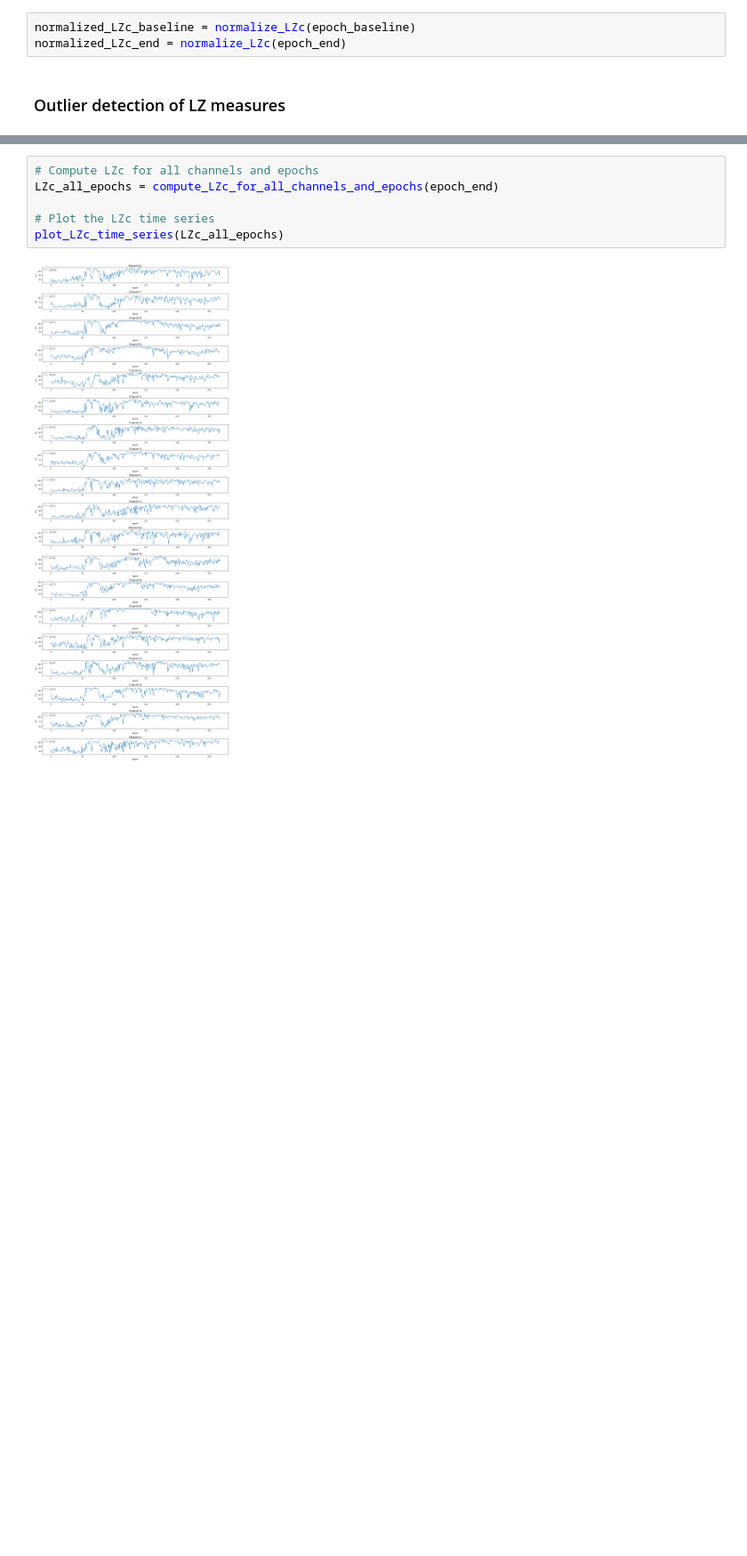
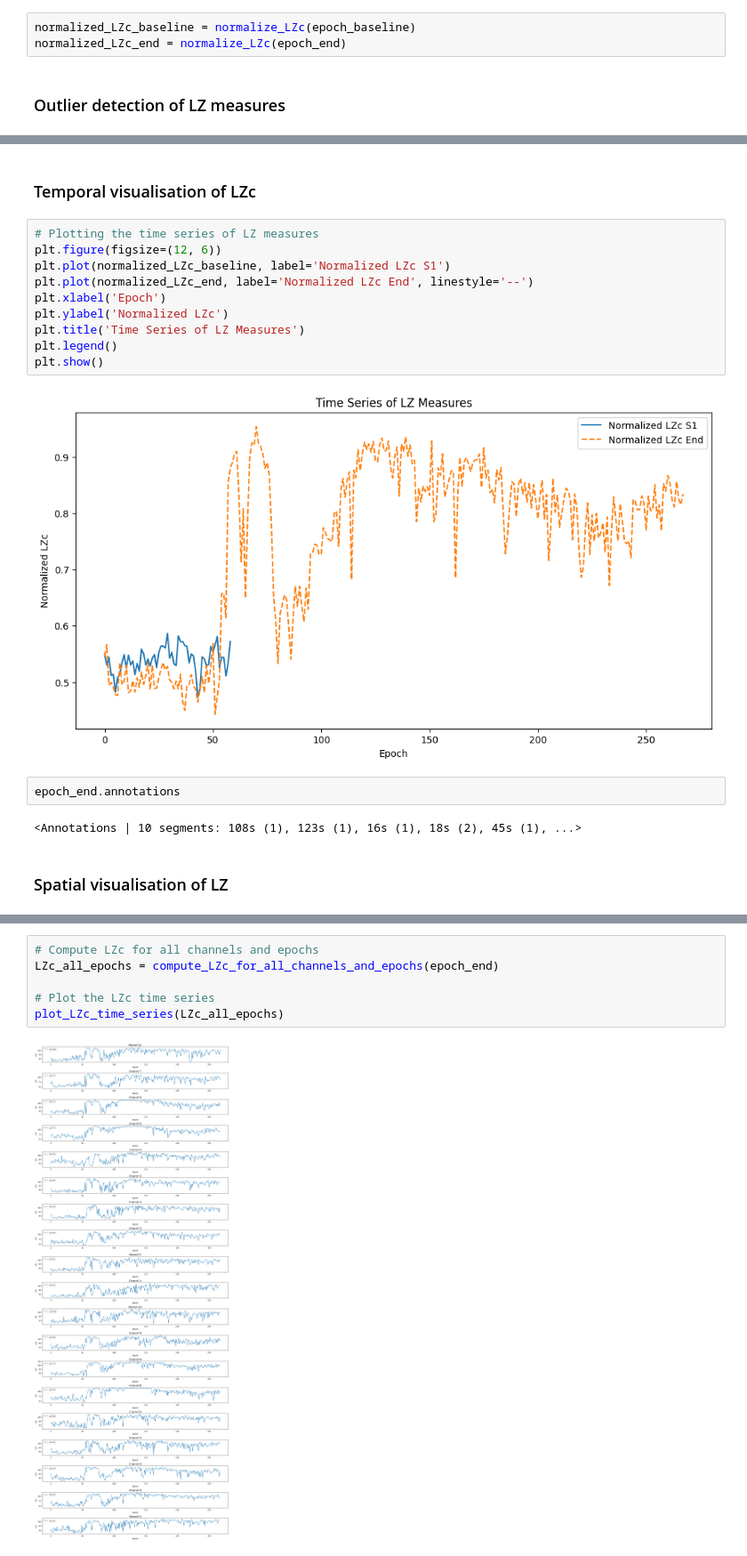
Before and after one commit to romybeaute/NDE_Complexity, a Jupyter notebook: univariate_LZc_NDE_preprocessed.ipynb, the cells around one changed output, grey strips where cells are left out. Shown at 89% size. Saved outputs shown, nothing was run; the diff lists cells and outputs as text; blank space fills up the shorter version.

Commit message:
added temporal, spatial, and spatiotemporal visualisations of LZ

```diff
--- a/univariate_LZc_NDE_preprocessed.ipynb
+++ b/univariate_LZc_NDE_preprocessed.ipynb
@@ -231,0 +190,20 @@ Channel Pz has an average LZc of 87.49
+# %% [markdown]
+### Temporal visualisation of LZc
+# %%
+# Plotting the time series of LZ measures
+plt.figure(figsize=(12, 6))
+plt.plot(normalized_LZc_baseline, label='Normalized LZc S1')
+plt.plot(normalized_LZc_end, label='Normalized LZc End', linestyle='--')
+plt.xlabel('Epoch')
+plt.ylabel('Normalized LZc')
+plt.title('Time Series of LZ Measures')
+plt.legend()
+plt.show()
+# %% [output]
+[figure, added]
+# %%
+epoch_end.annotations
+# %% [output]
+<Annotations | 10 segments: 108s (1), 123s (1), 16s (1), 18s (2), 45s (1), ...>
+# %% [markdown]
+### Spatial visualisation of LZ
```
Also changed, not shown: parts of 5 cells of this notebook.
